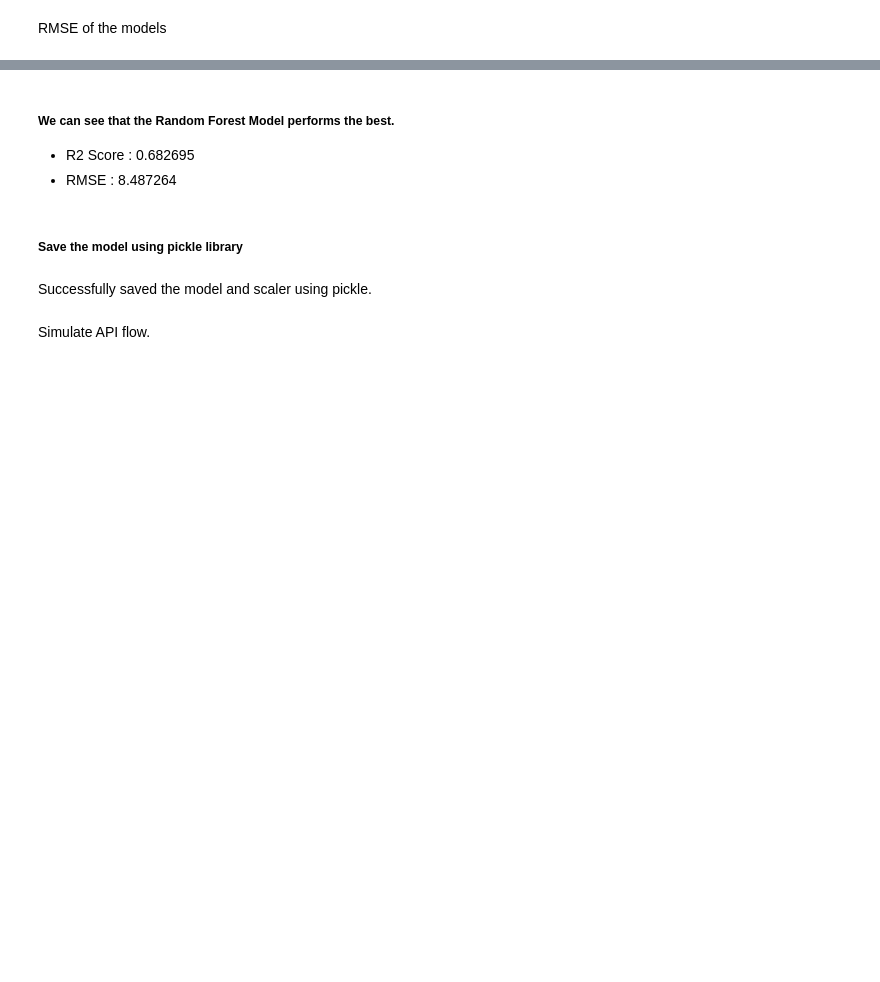
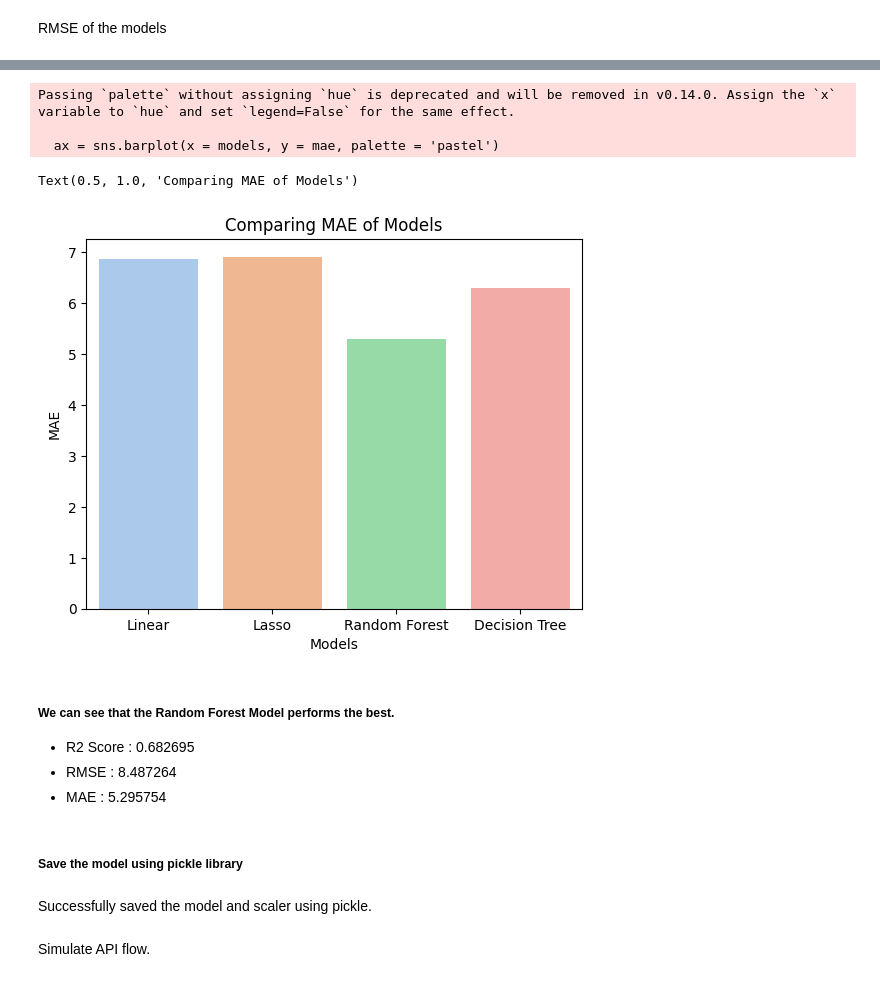
Before and after one commit to PushkarIshware/house-price-prediction, a Jupyter notebook: notebooks/main.ipynb, the cells around one changed output, grey strips where cells are left out. Cells and saved outputs as stored; diff of their text form; code cells hidden in the pictures; blank space fills up the shorter version.

```diff
--- a/notebooks/main.ipynb
+++ b/notebooks/main.ipynb
@@ -569,7 +605,20 @@ Text(0.5, 1.0, 'Comparing RMSE of Models')
+# %%
+mae = [mae_t, lasso_mae_test, rf_mae_test, dt_mae_test]
+ax = sns.barplot(x = models, y = mae, palette = 'pastel')
+plt.xlabel('Models')
+plt.ylabel('MAE')
+plt.title('Comparing MAE of Models')
+# %% [output]
+Passing `palette` without assigning `hue` is deprecated and will be removed in v0.14.0. Assign the `x` variable to `hue` and set `legend=False` for the same effect.
+
+  ax = sns.barplot(x = models, y = mae, palette = 'pastel')
+Text(0.5, 1.0, 'Comparing MAE of Models')
+[figure, added]
 # %% [markdown]
 ##### We can see that the Random Forest Model performs the best.
 - R2 Score  : 0.682695
 - RMSE      : 8.487264
+- MAE       : 5.295754
 # %% [markdown]
 ##### Save the model using pickle library
 # %%
```
Also changed, not shown: parts of 9 cells of this notebook, 6 other files.
